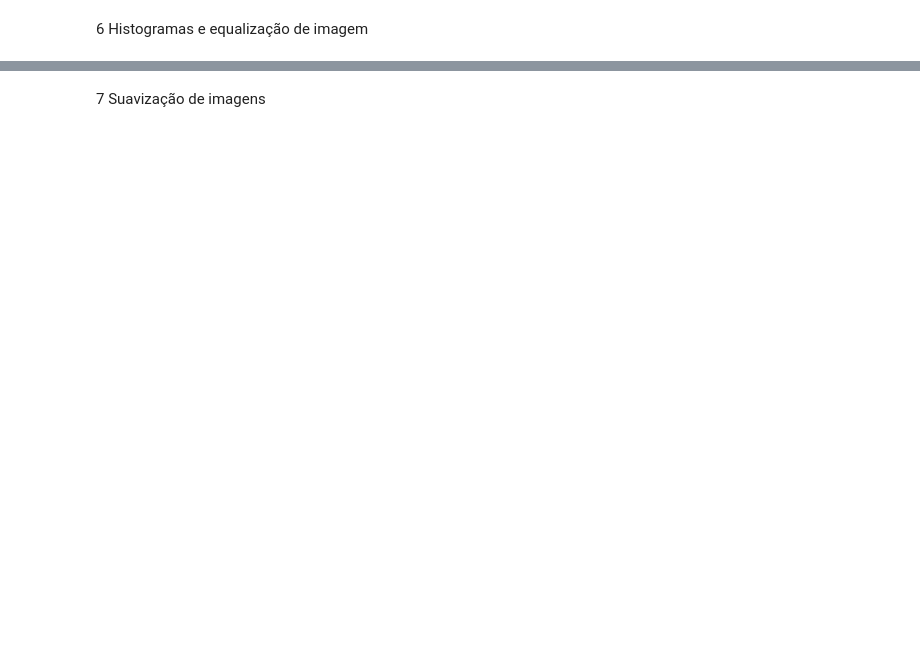
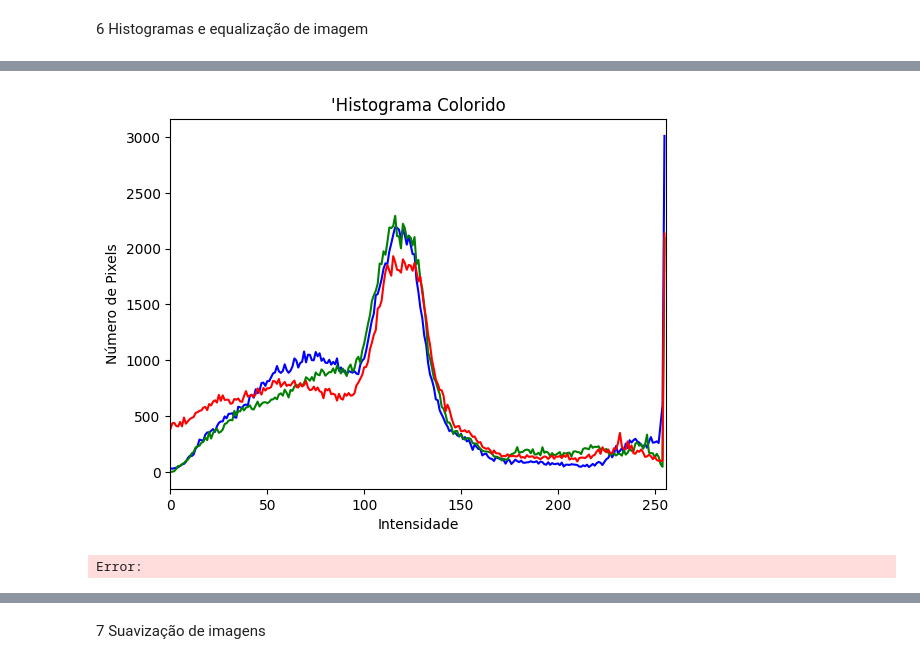
Before and after one commit to alexperusso/PosIA, a Jupyter notebook: Trabalho1.ipynb, the cells around one changed output, grey strips where cells are left out. Drawn from its saved outputs; the diff is of its cells as text; code cells hidden in the pictures; blank space fills up the shorter version.

```diff
--- a/Trabalho1.ipynb
+++ b/Trabalho1.ipynb
@@ -308,22 +364,27 @@ plt.show()
 # %%
 from matplotlib import pyplot as plt
 import numpy as np
 import cv2
-img = cv2.imread('ponte.jpg')
+
+img = cv2.imread('ponte.png')
 cv2.imshow("Imagem Colorida", img)
+
 #Separa os canais
 canais = cv2.split(img)
 cores = ("b", "g", "r")
 plt.figure()
 plt.title("'Histograma Colorido")
 plt.xlabel("Intensidade")
 plt.ylabel("Número de Pixels")
 for (canal, cor) in zip(canais, cores):
-#Este loop executa 3 vezes, uma para cada canal
-hist = cv2.calcHist([canal], [0], None, [256], [0, 256])
-plt.plot(hist, cor = cor)
-plt.xlim([0, 256])
+    #Este loop executa 3 vezes, uma para cada canal
+    hist = cv2.calcHist([canal], [0], None, [256], [0, 256])
+    plt.plot(hist, color=cor)
+    plt.xlim([0, 256])
 plt.show()
+# %% [output]
+[figure, added]
+Error:
 # %%
 from matplotlib import pyplot as plt
 import numpy as np
```
Also changed, not shown: parts of 51 cells of this notebook, 9 other files.
